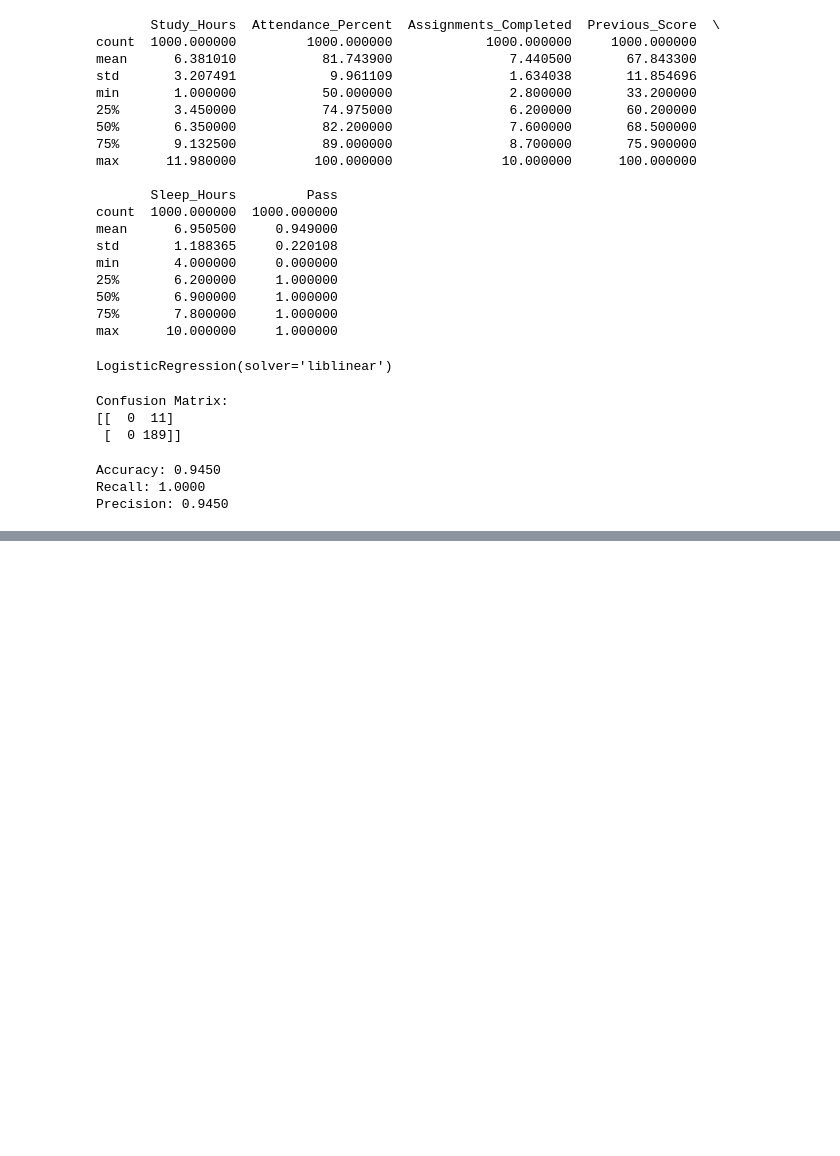
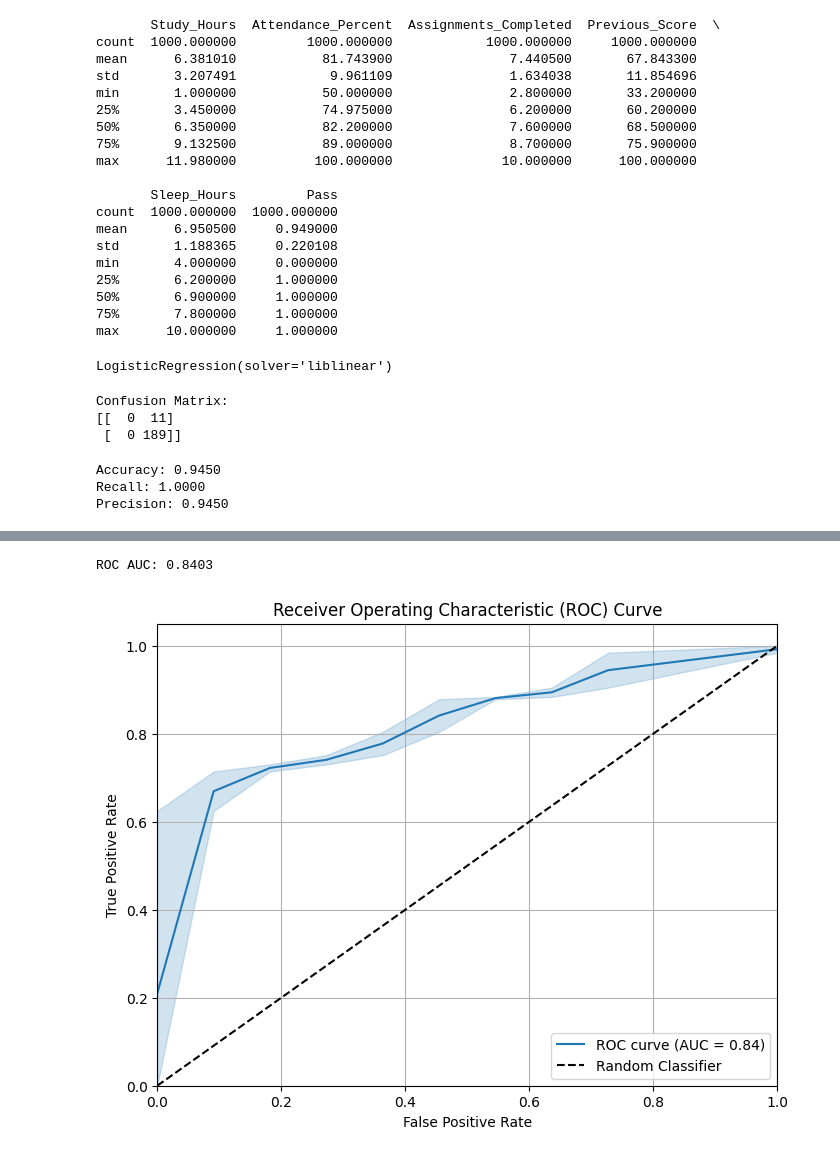
Before and after one commit to atman500/Logistic_Regression_Deep_Learning-2026-2027, a Jupyter notebook: Trained_Multiple_logistic_regression.ipynb, the cells around one changed output, grey strips where cells are left out. Saved outputs shown, nothing was run; the diff lists cells and outputs as text; code cells hidden in the pictures; blank space fills up the shorter version.

```diff
--- a/Trained_Multiple_logistic_regression.ipynb
+++ b/Trained_Multiple_logistic_regression.ipynb
@@ -96,0 +121,32 @@ Precision: 0.9450
+# %%
+from sklearn.metrics import roc_curve, auc
+import matplotlib.pyplot as plt
+import seaborn as sns
+
+# Get the predicted probabilities for the positive class
+y_pred_proba = model.predict_proba(y_test)[:, 1]
+
+# Calculate FPR, TPR, and thresholds
+fpr, tpr, thresholds = roc_curve(x_test, y_pred_proba)
+
+# Calculate AUC
+roc_auc = auc(fpr, tpr)
+
+print(f'ROC AUC: {roc_auc:.4f}')
+# %% [output]
+ROC AUC: 0.8403
+# %%
+# Plot the ROC curve
+plt.figure(figsize=(8, 6))
+sns.lineplot(x=fpr, y=tpr, label=f'ROC curve (AUC = {roc_auc:.2f})')
+plt.plot([0, 1], [0, 1], 'k--', label='Random Classifier')
+plt.xlim([0.0, 1.0])
+plt.ylim([0.0, 1.05])
+plt.xlabel('False Positive Rate')
+plt.ylabel('True Positive Rate')
+plt.title('Receiver Operating Characteristic (ROC) Curve')
+plt.legend(loc='lower right')
+plt.grid(True)
+plt.show()
+# %% [output]
+[figure, added]
```
Also changed, not shown: parts of 1 cell of this notebook.
